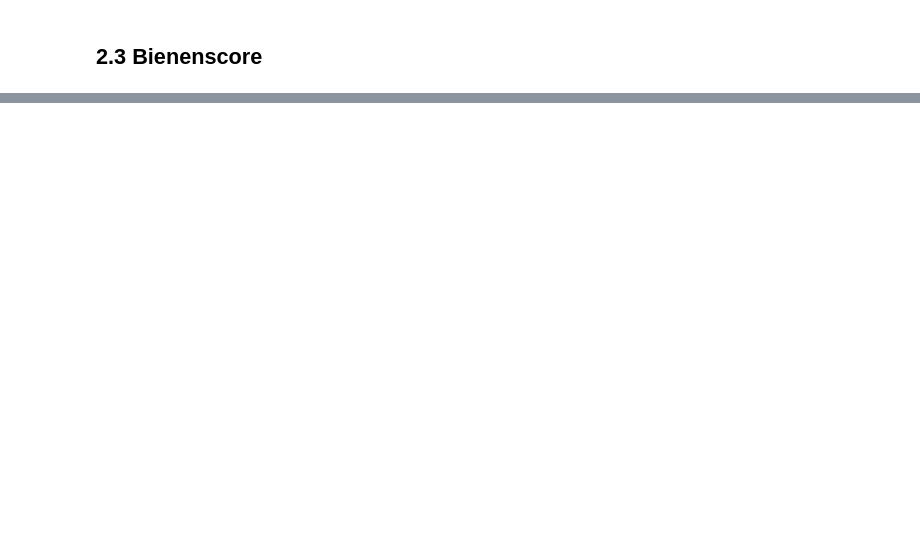
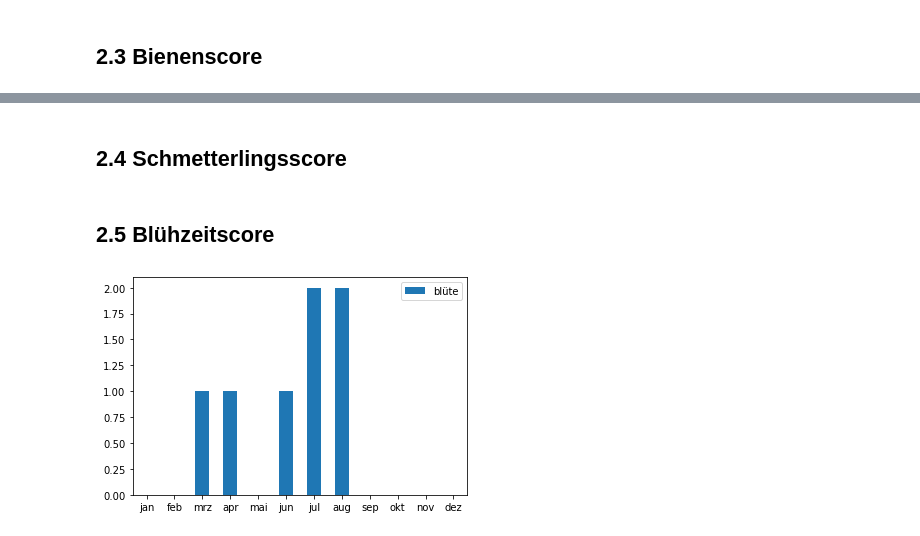
Before and after one commit to retoburch/BioDivBalkonia, a Jupyter notebook: Datenimport.ipynb, the cells around one changed output, grey strips where cells are left out. Drawn from its saved outputs; the diff is of its cells as text; code cells hidden in the pictures; blank space fills up the shorter version.

```diff
--- a/Datenimport.ipynb
+++ b/Datenimport.ipynb
@@ -228,3 +260,7 @@ else:
 if Total <= 85:
     subset_biene_df = plants_df[["name", "biene"]]
     print(subset_biene_df.name.sample(5))
+# %% [markdown]
+## 2.4 Schmetterlingsscore
+# %% [markdown]
+## 2.5 Blühzeitscore
@@ -230,0 +281,14 @@ if Total <= 85:
+# %%
+#Anzahl blühender Pflanzenarten je Monat in Dataframe schreiben (0 = keine Blüte, <>0 = Blüte)
+
+blüte = [user_plants_df['jan'].sum(), user_plants_df['feb'].sum(), user_plants_df['mrz'].sum()
+        , user_plants_df['apr'].sum(), user_plants_df['mai'].sum(), user_plants_df['jun'].sum()
+        , user_plants_df['jul'].sum(), user_plants_df['aug'].sum(), user_plants_df['sep'].sum()
+        , user_plants_df['okt'].sum(), user_plants_df['nov'].sum(), user_plants_df['dez'].sum()]
+index = ['jan', 'feb', 'mrz', 'apr', 'mai', 'jun', 'jul', 'aug', 'sep', 'okt', 'nov', 'dez']
+blühzeit_df = pd.DataFrame({'blüte': blüte}, index=index)
+# %%
+#Visualisierung der Anzahl blühender Pflanzenarten je Monat
+ax = blühzeit_df.plot.bar(rot=0)
+# %% [output]
+[figure, added]
```
Also changed, not shown: parts of 11 cells of this notebook, 1 other file.
